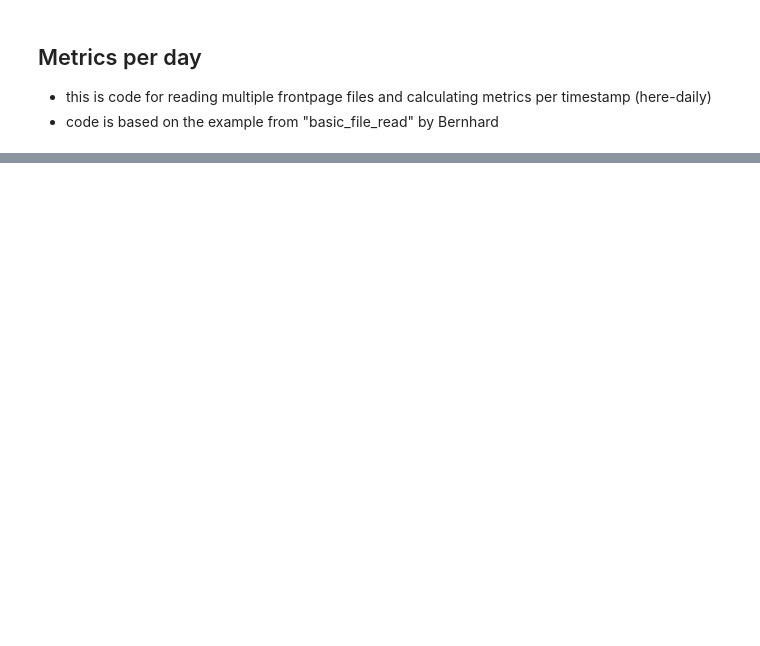
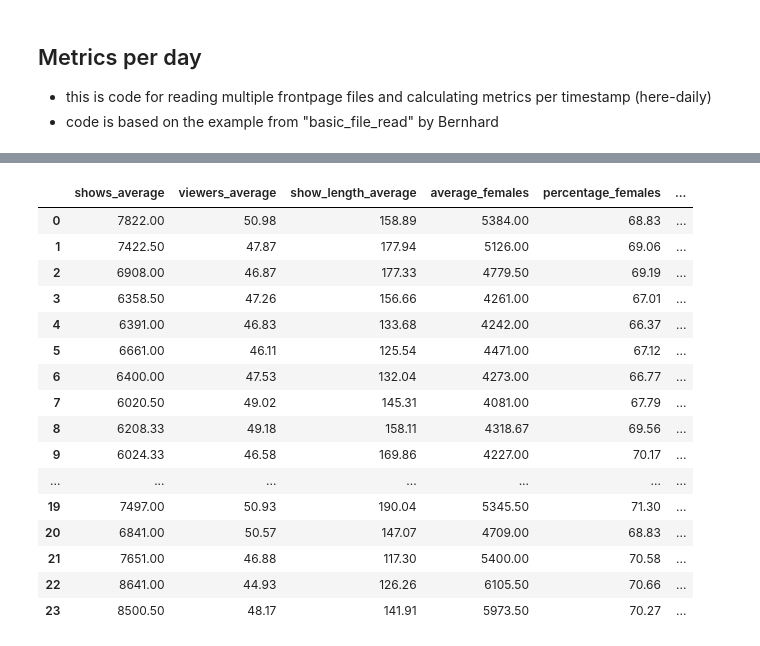
Before and after one commit to bernorieder/SexCams, a Jupyter notebook: timestamp_calc_day.ipynb, the cells around one changed output, grey strips where cells are left out. Cells and saved outputs as stored; diff of their text form; code cells hidden in the pictures; blank space fills up the shorter version.

Commit message:
daily and hourly metrics + hashtag popularity

```diff
--- a/timestamp_calc_day.ipynb
+++ b/timestamp_calc_day.ipynb
@@ -54,0 +134,17 @@ df.to_csv('daily_averages.csv',index=False)
+# %%
+# here i make a file with the counted hashtags over time
+# FUTURE: not include all hashtags, but only those that are counted above a threshold?
+
+daily_tags_counted = []
+
+for date in daily_tags:  #iterating though every date
+    daily_counts = Counter(daily_tags[date]) #instead of having a list of all hashtags, this makes a dictionary with counts of each hashtag
+    #print(daily_counts)
+
+    for tag in daily_counts:
+        daily_tags_counted.append({"date": date, "hashtag": tag , "count": daily_counts[tag]})
+        #daily_tags_counted[date][tag] = daily_counts[tag]
+
+df = pd.DataFrame.from_dict(daily_tags_counted)
+df.to_csv('daily_hashtags.csv',index=False)
+df
@@ -54,0 +229,44 @@ df.to_csv('daily_averages.csv',index=False)
+# %%
+hourly_avgs = []
+
+# next step is to iterate over array to calculate hourly metrics
+for hour in hourly_dict:
+
+    hourly_shows_avg = np.mean(hourly_dict[hour]["perf_counts"])
+    hourly_views_avg = sum(hourly_dict[hour]["view_sums"]) / sum(hourly_dict[hour]["perf_counts"])
+    hourly_length_avg = sum(hourly_dict[hour]["show_length_sums"]) / sum(hourly_dict[hour]["perf_counts"])
+    hourly_female_avg = np.mean(hourly_dict[hour]["female_counts"])
+    hourly_female_percent = sum(hourly_dict[hour]["female_counts"]) / sum(hourly_dict[hour]["perf_counts"]) * 100
+    hourly_male_avg = np.mean(hourly_dict[hour]["male_counts"])
+    hourly_male_percent = sum(hourly_dict[hour]["male_counts"]) / sum(hourly_dict[hour]["perf_counts"]) * 100
+    hourly_trans_avg = np.mean(hourly_dict[hour]["trans_counts"])
+    hourly_trans_percent = sum(hourly_dict[hour]["trans_counts"]) / sum(hourly_dict[hour]["perf_counts"]) * 100
+    hourly_couple_avg = np.mean(hourly_dict[hour]["couple_counts"])
+    hourly_couple_percent = sum(hourly_dict[hour]["couple_counts"]) / sum(hourly_dict[hour]["perf_counts"]) * 100
+
+    hourly_avgs.append({'shows_average':round(hourly_shows_avg, 2), 'viewers_average':round(hourly_views_avg, 2), 'show_length_average':round(hourly_length_avg, 2),
+                        'average_females':round(hourly_female_avg,2), 'percentage_females':round(hourly_female_percent,2), 'average_males':round(hourly_male_avg,2), 'percentage_males':round(hourly_male_percent,2),
+                        'average_trans':round(hourly_trans_avg,2), 'percentage_trans':round(hourly_trans_percent,2), 'average_couples':round(hourly_couple_avg), 'percentage_couples':round(hourly_couple_percent,2)})
+
+
+df = pd.DataFrame.from_dict(hourly_avgs)
+df.to_csv('hourly_averages.csv',index=False)
+df
+# %% [output]
+|  | shows_average | viewers_average | show_length_average | average_females | percentage_females | ... |
+| 0 | 7822.00 | 50.98 | 158.89 | 5384.00 | 68.83 | ... |
+| 1 | 7422.50 | 47.87 | 177.94 | 5126.00 | 69.06 | ... |
+| 2 | 6908.00 | 46.87 | 177.33 | 4779.50 | 69.19 | ... |
+| 3 | 6358.50 | 47.26 | 156.66 | 4261.00 | 67.01 | ... |
+| 4 | 6391.00 | 46.83 | 133.68 | 4242.00 | 66.37 | ... |
+| 5 | 6661.00 | 46.11 | 125.54 | 4471.00 | 67.12 | ... |
+| 6 | 6400.00 | 47.53 | 132.04 | 4273.00 | 66.77 | ... |
+| 7 | 6020.50 | 49.02 | 145.31 | 4081.00 | 67.79 | ... |
+| 8 | 6208.33 | 49.18 | 158.11 | 4318.67 | 69.56 | ... |
+| 9 | 6024.33 | 46.58 | 169.86 | 4227.00 | 70.17 | ... |
+| ... | ... | ... | ... | ... | ... | ... |
+| 19 | 7497.00 | 50.93 | 190.04 | 5345.50 | 71.30 | ... |
+| 20 | 6841.00 | 50.57 | 147.07 | 4709.00 | 68.83 | ... |
+| 21 | 7651.00 | 46.88 | 117.30 | 5400.00 | 70.58 | ... |
+| 22 | 8641.00 | 44.93 | 126.26 | 6105.50 | 70.66 | ... |
+| 23 | 8500.50 | 48.17 | 141.91 | 5973.50 | 70.27 | ... |
```
Also changed, not shown: parts of 9 cells of this notebook.
